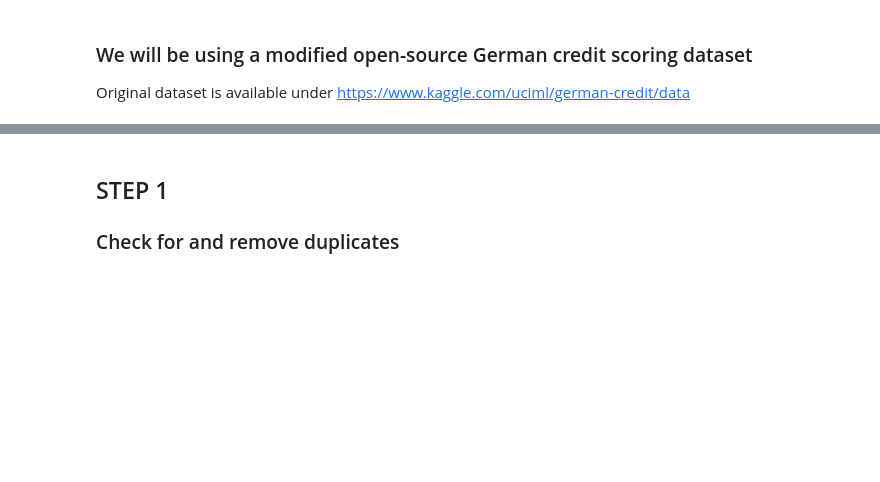
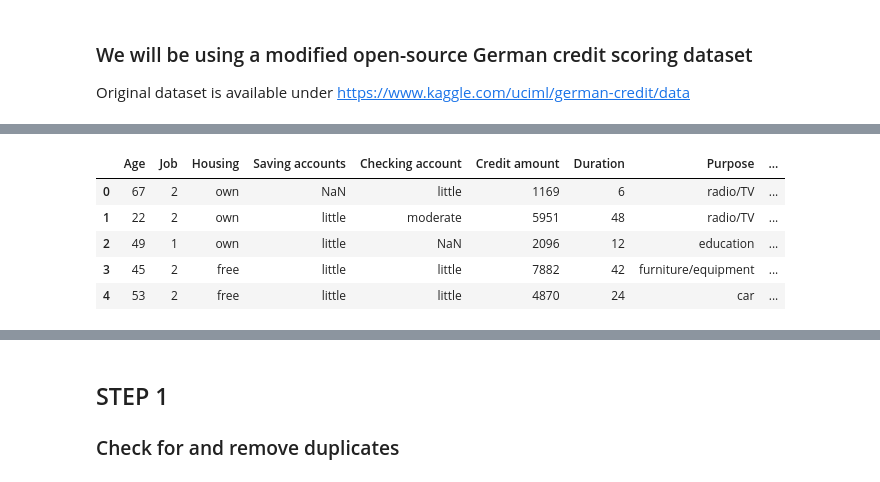
Before and after one commit to tsekulski/ml-in-production, a Jupyter notebook: notebooks/ml-in-production.ipynb, the cells around one changed output, grey strips where cells are left out. Saved outputs shown, nothing was run; the diff lists cells and outputs as text; code cells hidden in the pictures; blank space fills up the shorter version.

```diff
--- a/notebooks/ml-in-production.ipynb
+++ b/notebooks/ml-in-production.ipynb
@@ -288,7 +355,12 @@ device_list = [
     'Samsung Fantastic',
     'Huawei Fantastic',
     'Samsung Awesome',
-    'Huawei Awesome'
+    'Huawei Awesome',
+    'Nokia Very Old',
+    'Ericsson Very Old',
+    'One Plus 8 128 GB',
+    'OPPO Find X2 256 GB',
+    'OPPO Reno 2'
 ]
 
 df['Device'] = df.apply(lambda row : allocate_device(device_list), axis=1)
@@ -296,0 +387,17 @@ df.head(20)
+# %%
+def generate_label(row):
+    risk = row['Risk']
+    if risk == 'good':
+        return 0
+    else:
+        return 1
+
+df['Risk_label'] = df.apply(lambda row : generate_label(row), axis=1)
+df.head()
+# %% [output]
+|  | Age | Job | Housing | Saving accounts | Checking account | Credit amount | Duration | Purpose | ... |
+| 0 | 67 | 2 | own | NaN | little | 1169 | 6 | radio/TV | ... |
+| 1 | 22 | 2 | own | little | moderate | 5951 | 48 | radio/TV | ... |
+| 2 | 49 | 1 | own | little | NaN | 2096 | 12 | education | ... |
+| 3 | 45 | 2 | free | little | little | 7882 | 42 | furniture/equipment | ... |
+| 4 | 53 | 2 | free | little | little | 4870 | 24 | car | ... |
```
Also changed, not shown: parts of 25 cells of this notebook, 1 other file.
